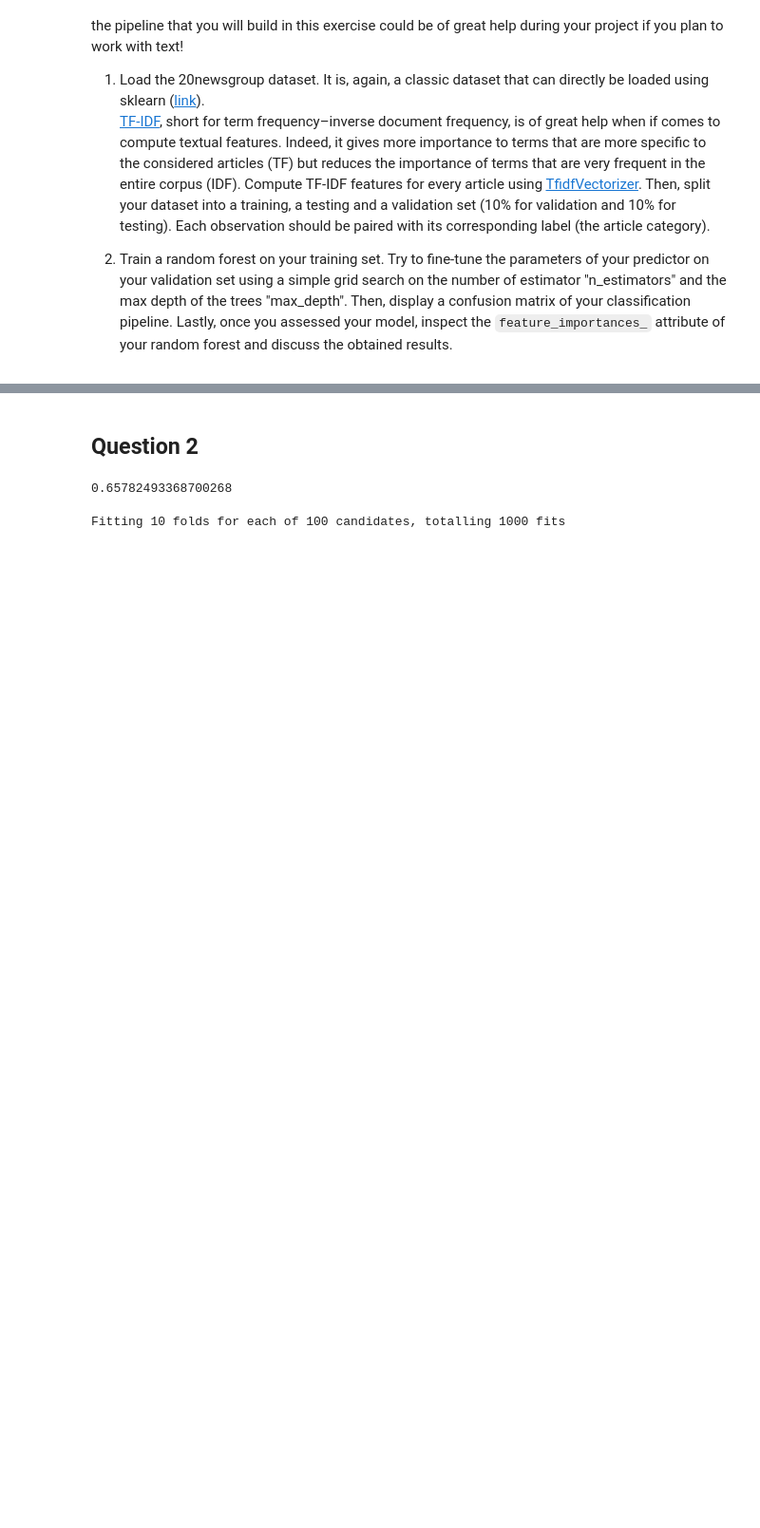
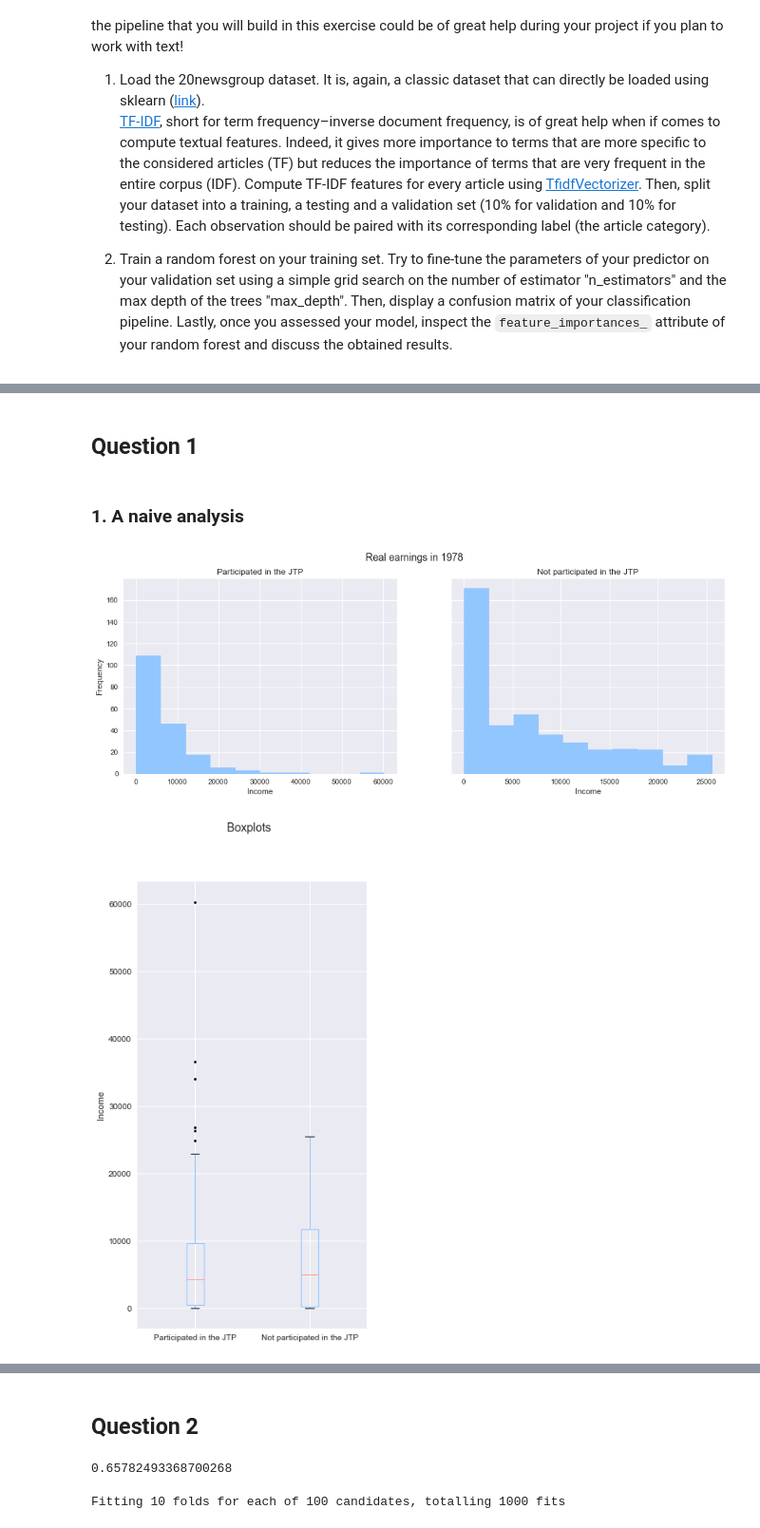
Before and after one commit to Timonzimm/CS-401, a Jupyter notebook: HW04/Homework4.ipynb, the cells around one changed output, grey strips where cells are left out. Shown at 95% size. Drawn from its saved outputs; the diff is of its cells as text; code cells hidden in the pictures; blank space fills up the shorter version.

Commit message:
done naive analysis

```diff
--- a/HW04/Homework4.ipynb
+++ b/HW04/Homework4.ipynb
@@ -120,6 +120,7 @@ from sklearn.metrics import accuracy_score, confusion_matrix
 
 import seaborn as sns
 import matplotlib.pyplot as plt
+plt.style.use('seaborn-pastel')
 
 import nltk
 from nltk import word_tokenize
@@ -149 +150,32 @@ from multiprocessing import Pool
 [nltk_data]   Package stopwords is already up-to-date!
+# %% [markdown]
+## Question 1
+# %% [markdown]
+### 1. A naive analysis
+# %%
+df = pd.read_csv('lalonde.csv')
+# %%
+participated = df[df['treat'] == 1]['re78']
+not_participated = df[df['treat'] == 0]['re78']
+
+fig, axes = plt.subplots(1, 2, figsize=(15,5), sharey=True)
+fig.suptitle("Real earnings in 1978", fontsize=14)
+participated.plot.hist(ax=axes[0])
+axes[0].set_title('Participated in the JTP')
+axes[0].set_xlabel('Income')
+not_participated.plot.hist(ax=axes[1])
+axes[1].set_title('Not participated in the JTP')
+axes[1].set_xlabel('Income')
+plt.show()
+
+merge = pd.concat([participated, not_participated], axis=1)
+merge.columns = ['Participated in the JTP', 'Not participated in the JTP']
+
+fig, axes = plt.subplots(1, 1, figsize=(5,10))
+fig.suptitle("Boxplots", fontsize=14)
+merge.plot.box(ax=axes, sym='k.')
+axes.set_ylabel('Income')
+plt.show()
+# %% [output]
+[figure, added]
+[figure, added]
```
Also changed, not shown: parts of 2 cells of this notebook.
